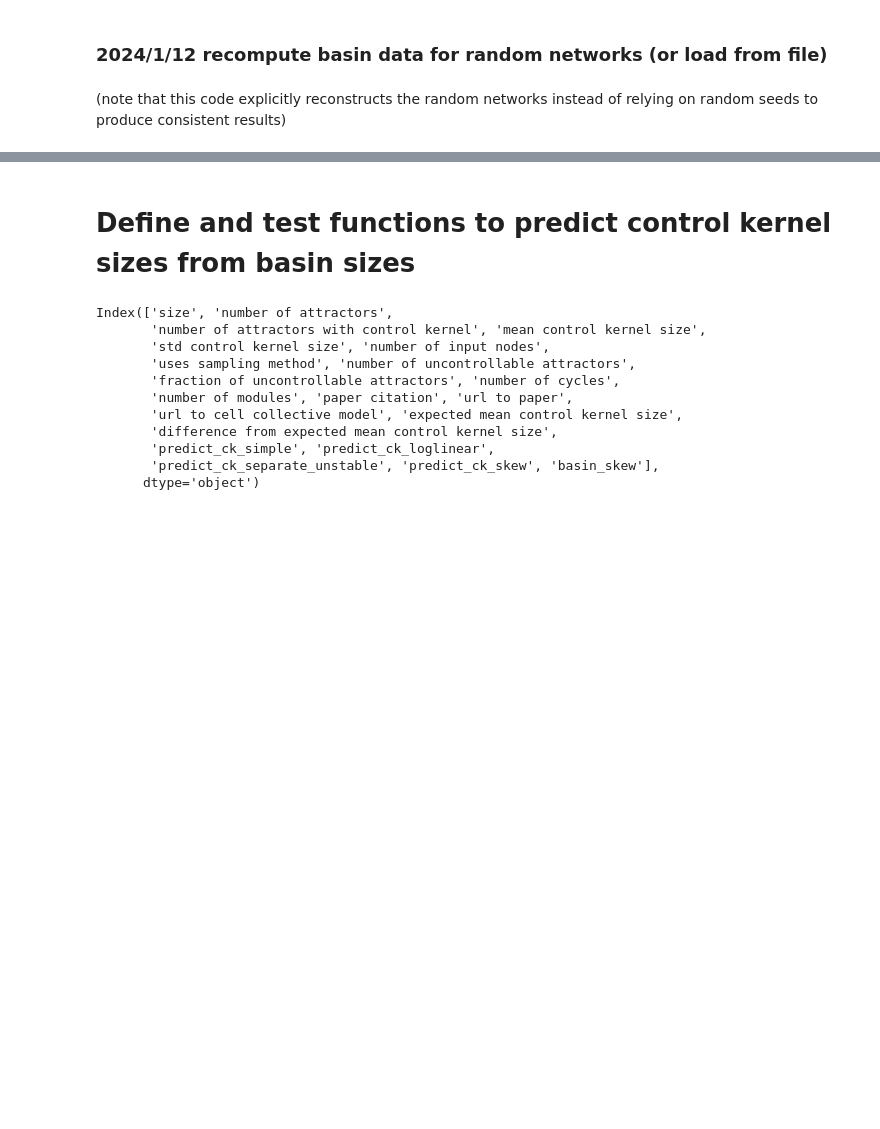
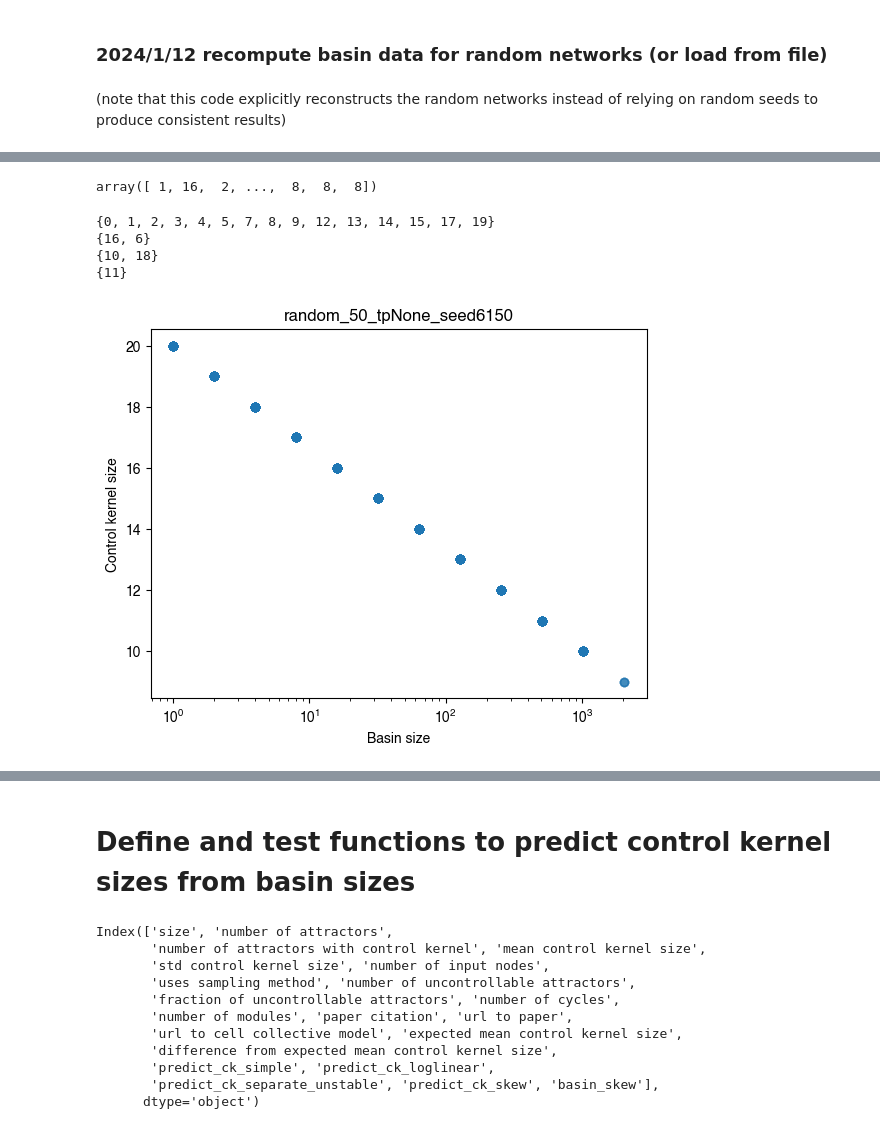
Before and after one commit to bcdaniels/Control-of-Synthetic-Boolean-Networks, a Jupyter notebook: CK_vs_entropy/basin-sizes-to-control-kernel-sizes.ipynb, the cells around one changed output, grey strips where cells are left out. Drawn from its saved outputs; the diff is of its cells as text; code cells hidden in the pictures; blank space fills up the shorter version.

```diff
--- a/CK_vs_entropy/basin-sizes-to-control-kernel-sizes.ipynb
+++ b/CK_vs_entropy/basin-sizes-to-control-kernel-sizes.ipynb
@@ -197,15 +197,19 @@ recompute = False # takes about 25 minutes to compuate everything here
 # %%
 if recompute:
     # compute for random weight-threshold networks
-    basinSizesExactRandom = {}
+    basinDataExactRandom = {}
     for name in tqdm.tqdm(dataDictExactRandom):
         CKdata = dataDictExactRandom[name]
         weights = CKdata['net_weights']
         thresholds = CKdata['net_thresholds']
         net = WTNetwork(weights,thresholds=thresholds)
-        basinSizesExactRandom[name] = net.basin_sizes
-    save(basinSizesExactRandom,'241112_basinSizesExactRandom.pkl')
+        connected_components = list(nx.connected_components(net.network_graph().to_undirected()))
+        basinDataExactRandom[name] = {'basin_sizes':net.basin_sizes,
+                                      'attractors':net.attractors,
+                                      'connected_components':connected_components,
+                                     }
+    save(basinDataExactRandom,'240116_basinDataExactRandom.pkl')
 else:
-    basinSizesExactRandom = load('241112_basinSizesExactRandom.pkl')
+    basinDataExactRandom = load('240116_basinDataExactRandom.pkl')
 # %%
 if recompute:
@@ -221,0 +253,3 @@ else:
+# %%
+example_name = 'random_50_tpNone_seed6150'
+dataDictExactRandom[example_name]['control_kernel_sizes']
@@ -221,0 +274,4 @@ else:
+# %%
+basinSizesExactRandom[example_name]
+# %% [output]
+array([ 1, 16,  2, ...,  8,  8,  8])
@@ -221,0 +280,18 @@ else:
+# %%
+for c in nx.connected_components(example_net.network_graph().to_undirected()):
+    print(c)
+# %% [output]
+{0, 1, 2, 3, 4, 5, 7, 8, 9, 12, 13, 14, 15, 17, 19}
+{16, 6}
+{10, 18}
+{11}
+# %%
+plt.scatter(basinSizesExactRandom[example_name][basinOrder],
+            np.array(dataDictExactRandom[example_name]['control_kernel_sizes'])[ckOrder],alpha=0.1)
+plt.xscale('log')
+plt.xlabel('Basin size')
+plt.ylabel('Control kernel size')
+plt.title(example_name)
+plt.savefig('240116_ck_size_vs_basin_size_{}.pdf'.format(example_name))
+# %% [output]
+[figure, added]
```
Also changed, not shown: parts of 68 cells of this notebook, 1 other file.
